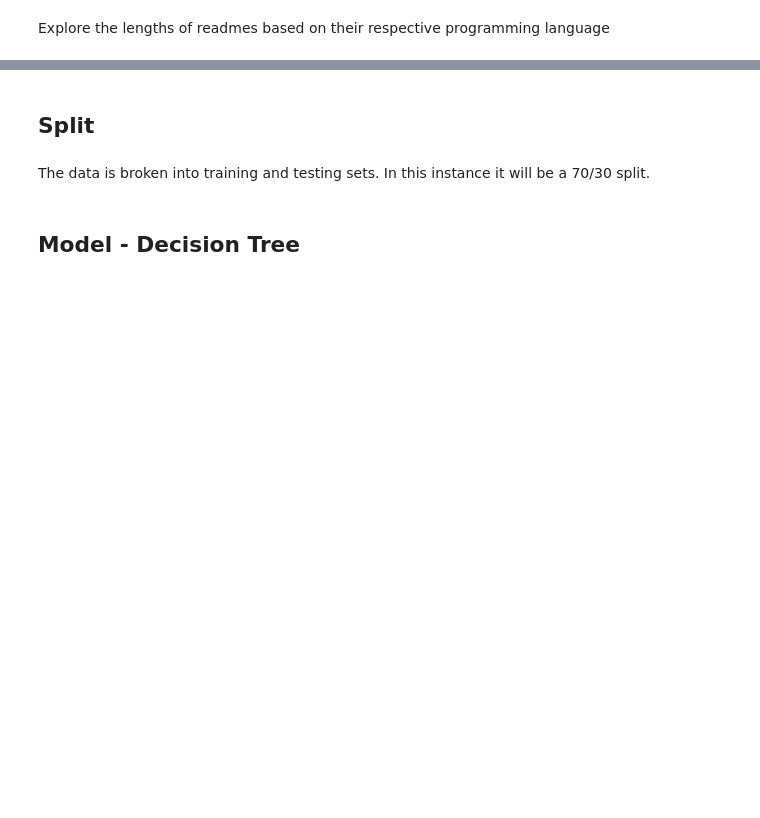
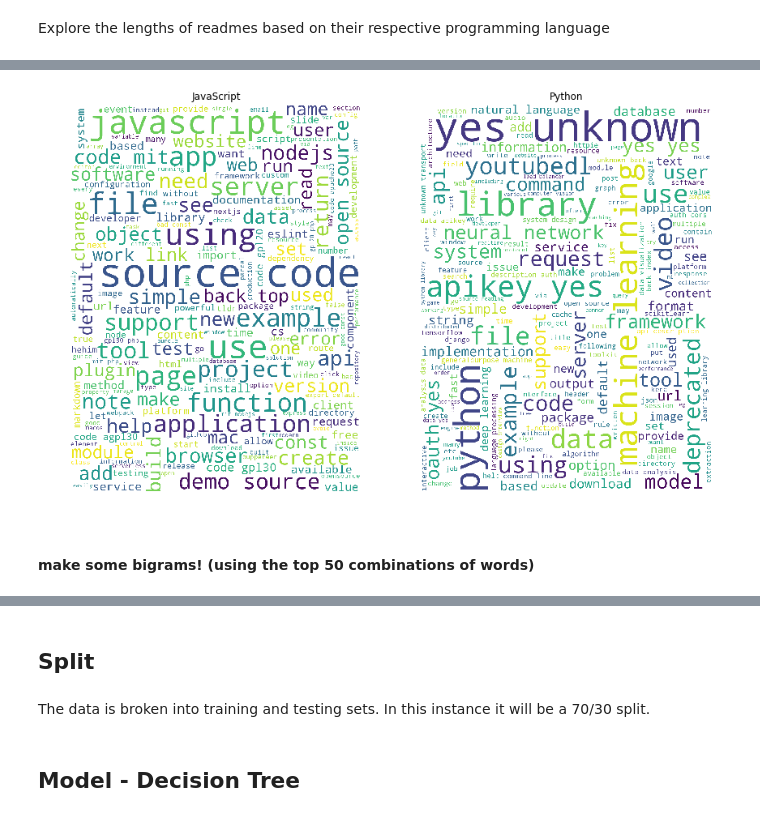
Before and after one commit to super-fantastic-group/nlp-git, a Jupyter notebook: nlp-project.ipynb, the cells around one changed output, grey strips where cells are left out. Cells and saved outputs as stored; diff of their text form; code cells hidden in the pictures; blank space fills up the shorter version.

```diff
--- a/nlp-project.ipynb
+++ b/nlp-project.ipynb
@@ -177,0 +242,6 @@ plt.show()
+# %%
+explore.one_word_two_cloud(words["javascript_words"],words["python_words"],"JavaScript","Python")
+# %% [output]
+[figure, added]
+# %% [markdown]
+#### make some bigrams! (using the top 50 combinations of words)
```
Also changed, not shown: parts of 42 cells of this notebook.
